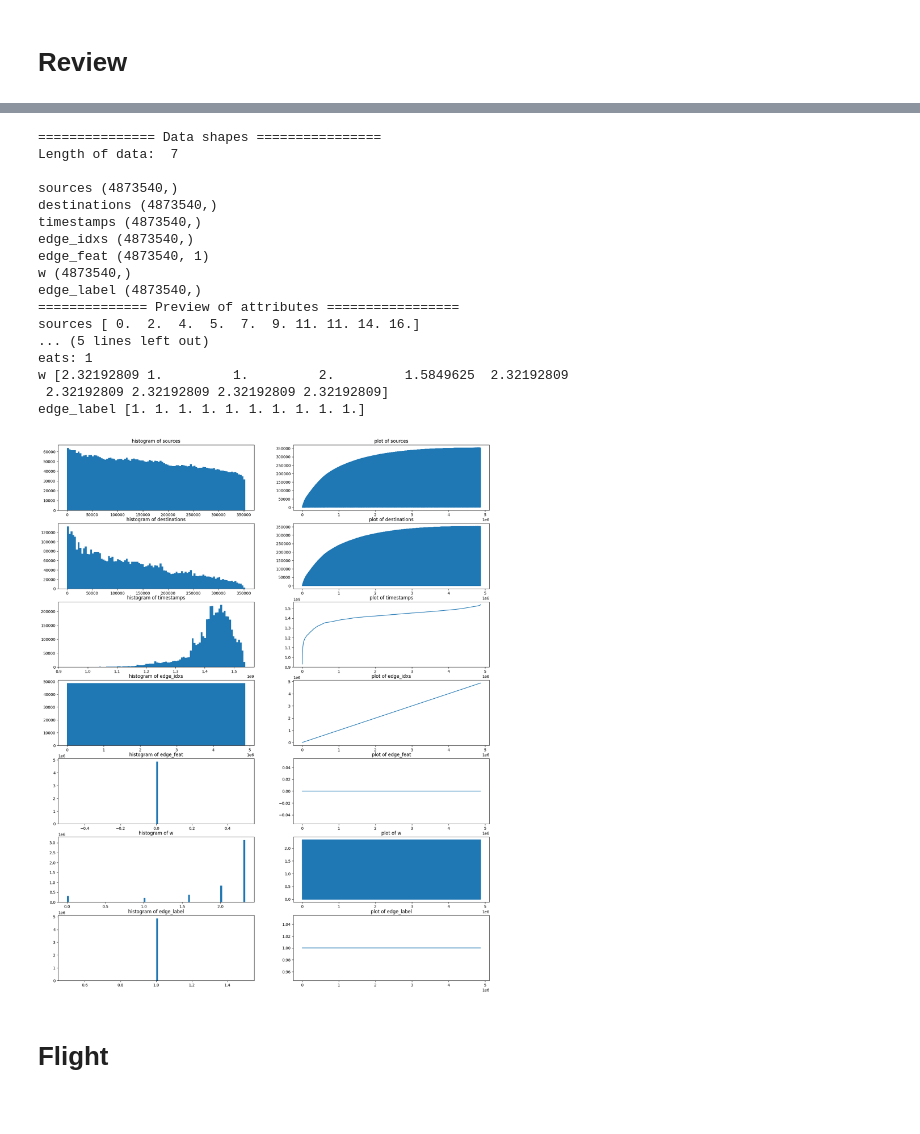
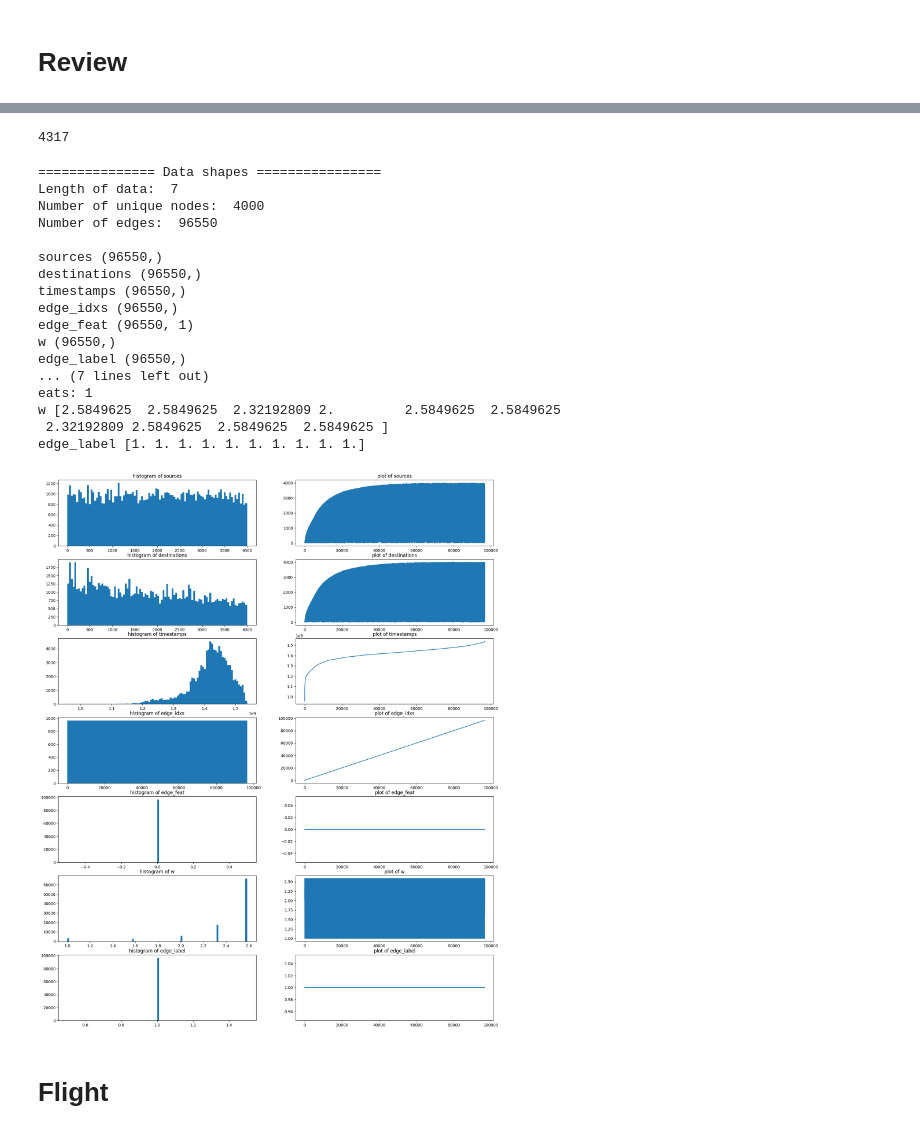
Before and after one commit to legendebuffy/BachelorProject, a Jupyter notebook: DTU_Test/Inspect_data.ipynb, the cells around one changed output, grey strips where cells are left out. Cells and saved outputs as stored; diff of their text form; code cells hidden in the pictures.

```diff
--- a/DTU_Test/Inspect_data.ipynb
+++ b/DTU_Test/Inspect_data.ipynb
@@ -98,25 +103,29 @@ Dataset directory is  c:\Users\danie\OneDrive - Danmarks Tekniske Universitet\Do
 loading processed file
+# %%
+len(np.unique(review_data['timestamps']))
+# %% [output]
+4317
 # %%
-show_data(review_data, ign_keys=['edge_feat'], save_path="DTU_Test/data_plots/review.png")
+show_data(review_data, ign_keys=['edge_feat'])
 # %% [output]
 =============== Data shapes ================
 Length of data:  7
+Number of unique nodes:  4000
+Number of edges:  96550
 
-sources (4873540,)
-destinations (4873540,)
-timestamps (4873540,)
-edge_idxs (4873540,)
-edge_feat (4873540, 1)
-w (4873540,)
-edge_label (4873540,)
-============== Preview of attributes =================
-sources [ 0.  2.  4.  5.  7.  9. 11. 11. 14. 16.]
-... (5 lines left out)
+sources (96550,)
+destinations (96550,)
+timestamps (96550,)
+edge_idxs (96550,)
+edge_feat (96550, 1)
+w (96550,)
+edge_label (96550,)
+... (7 lines left out)
 eats: 1
-w [2.32192809 1.         1.         2.         1.5849625  2.32192809
- 2.32192809 2.32192809 2.32192809 2.32192809]
+w [2.5849625  2.5849625  2.32192809 2.         2.5849625  2.5849625
+ 2.32192809 2.5849625  2.5849625  2.5849625 ]
 edge_label [1. 1. 1. 1. 1. 1. 1. 1. 1. 1.]
-[figure, old version]
+[figure, new version]
 # %% [markdown]
 # Flight
 # %%
```
Also changed, not shown: parts of 16 cells of this notebook, 3 other files.
